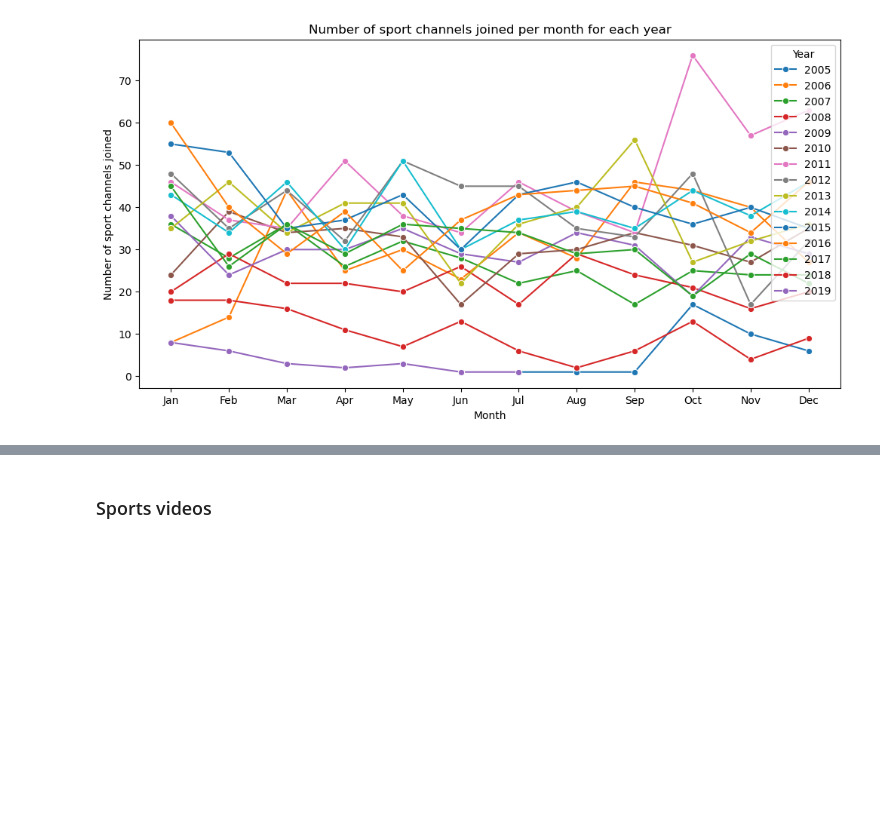
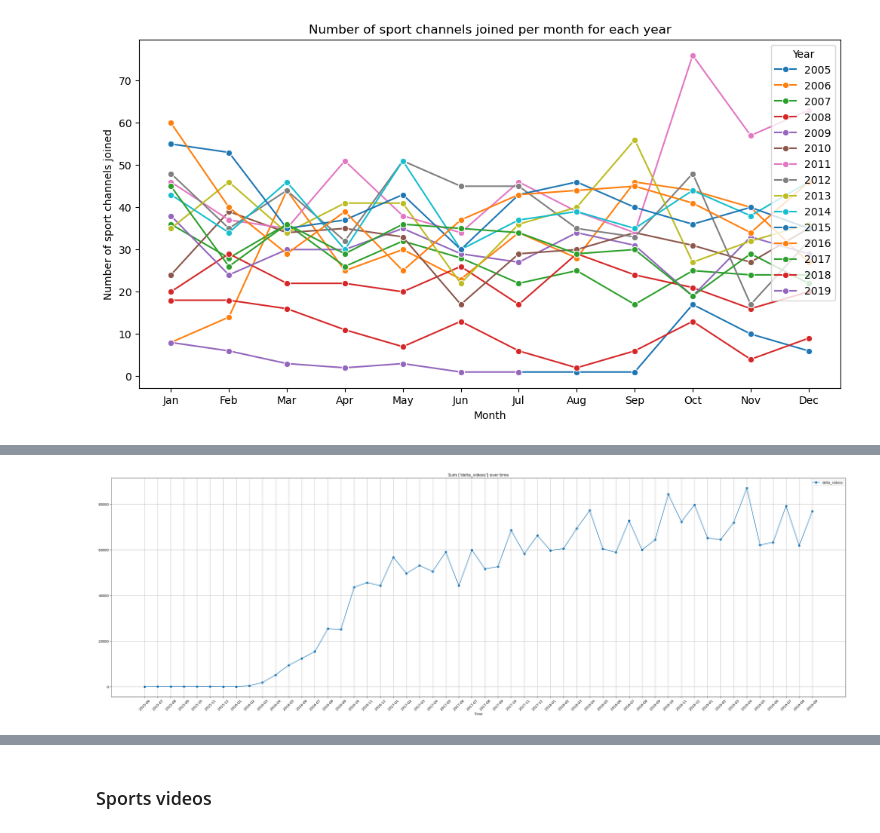
Before and after one commit to epfl-ada/ada-2024-project-robodatapioneers2024, a Jupyter notebook: initial_analysis.ipynb, the cells around one changed output, grey strips where cells are left out. Saved outputs shown, nothing was run; the diff lists cells and outputs as text; code cells hidden in the pictures; blank space fills up the shorter version.

```diff
--- a/initial_analysis.ipynb
+++ b/initial_analysis.ipynb
@@ -220,0 +383,4 @@ plt.show()
+# %%
+plot_sum_delta_amount_overtime(df_ch_ts_sports, ["delta_videos"])
+# %% [output]
+[figure, added]
```
Also changed, not shown: parts of 44 cells of this notebook, 1 other file.
